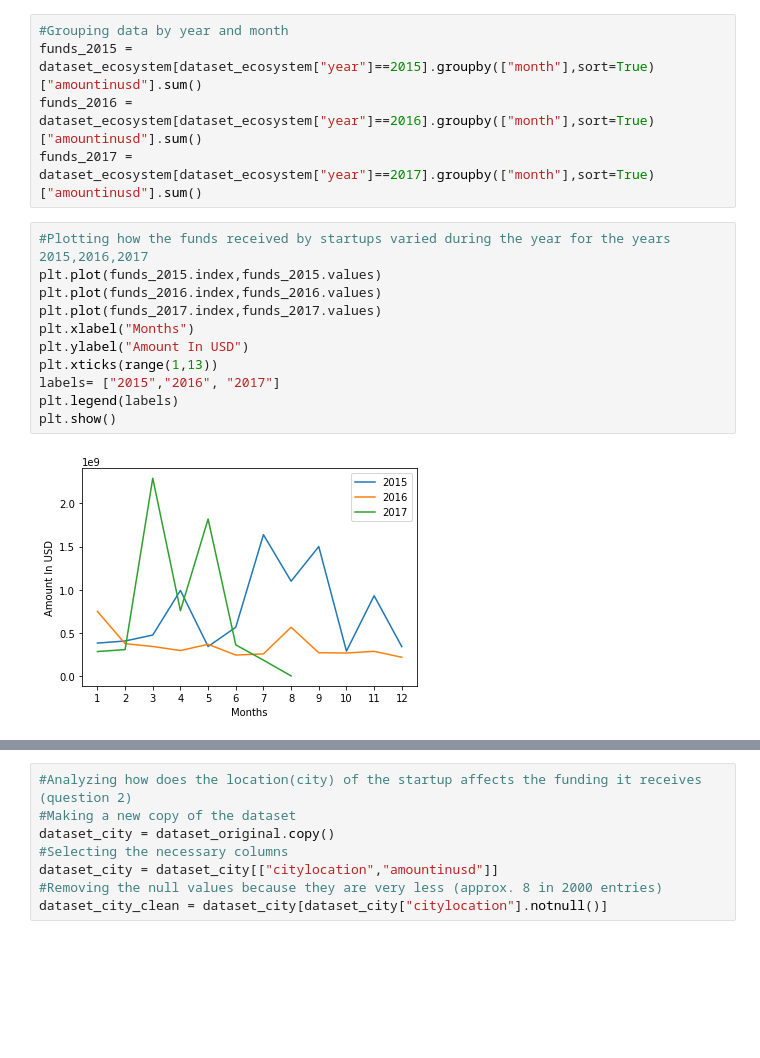
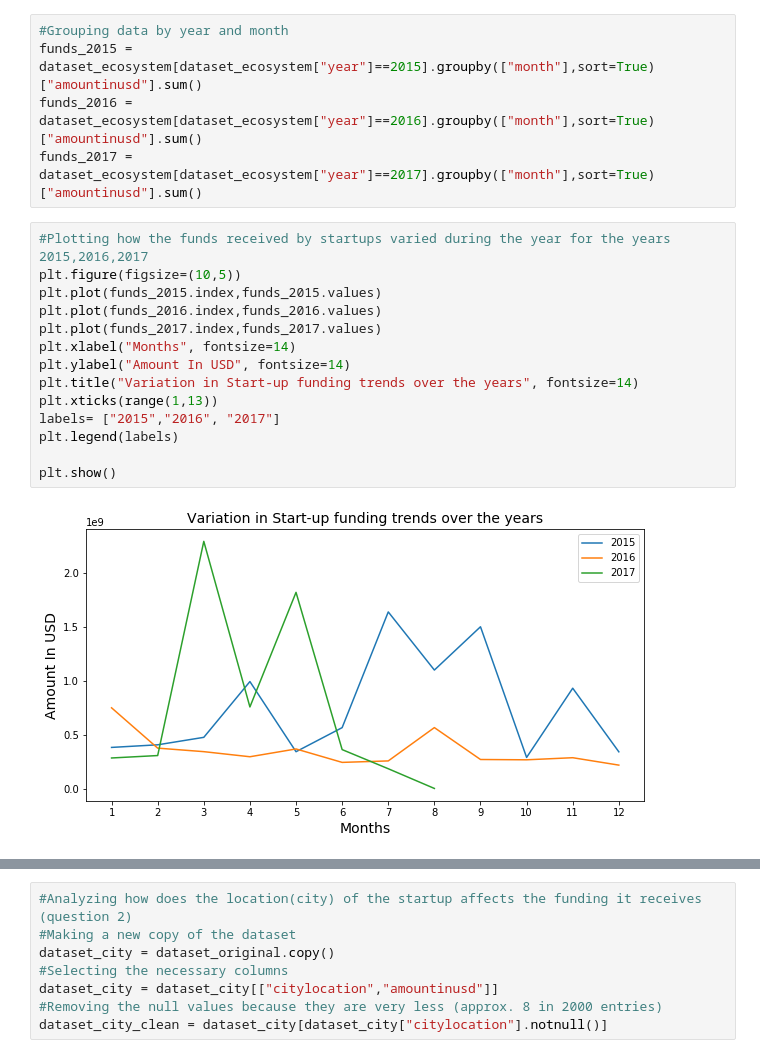
Before and after one commit to rushabh-mehta/GA-Hackathon1, a Jupyter notebook: data_visualization_hackathon.ipynb, the cells around one changed output, grey strips where cells are left out. Saved outputs shown, nothing was run; the diff lists cells and outputs as text; blank space fills up the shorter version.

```diff
--- a/data_visualization_hackathon.ipynb
+++ b/data_visualization_hackathon.ipynb
@@ -66,17 +66,20 @@ funds_2016 = dataset_ecosystem[dataset_ecosystem["year"]==2016].groupby(["month"
 funds_2017 = dataset_ecosystem[dataset_ecosystem["year"]==2017].groupby(["month"],sort=True)["amountinusd"].sum()
 # %%
 #Plotting how the funds received by startups varied during the year for the years 2015,2016,2017
+plt.figure(figsize=(10,5))
 plt.plot(funds_2015.index,funds_2015.values)
 plt.plot(funds_2016.index,funds_2016.values)
 plt.plot(funds_2017.index,funds_2017.values)
-plt.xlabel("Months")
-plt.ylabel("Amount In USD")
+plt.xlabel("Months", fontsize=14)
+plt.ylabel("Amount In USD", fontsize=14)
+plt.title("Variation in Start-up funding trends over the years", fontsize=14)
 plt.xticks(range(1,13))
 labels= ["2015","2016", "2017"]
 plt.legend(labels)
+
 plt.show()
 # %% [output]
-[figure, old version]
+[figure, new version]
 # %%
 #PLotting the count of startups funded during the year for the years 2015,2016,2017
 funds_2015 = dataset_ecosystem[dataset_ecosystem["year"]==2015].groupby(["month"],sort=True)["amountinusd"].count()
```
Also changed, not shown: parts of 19 cells of this notebook.
